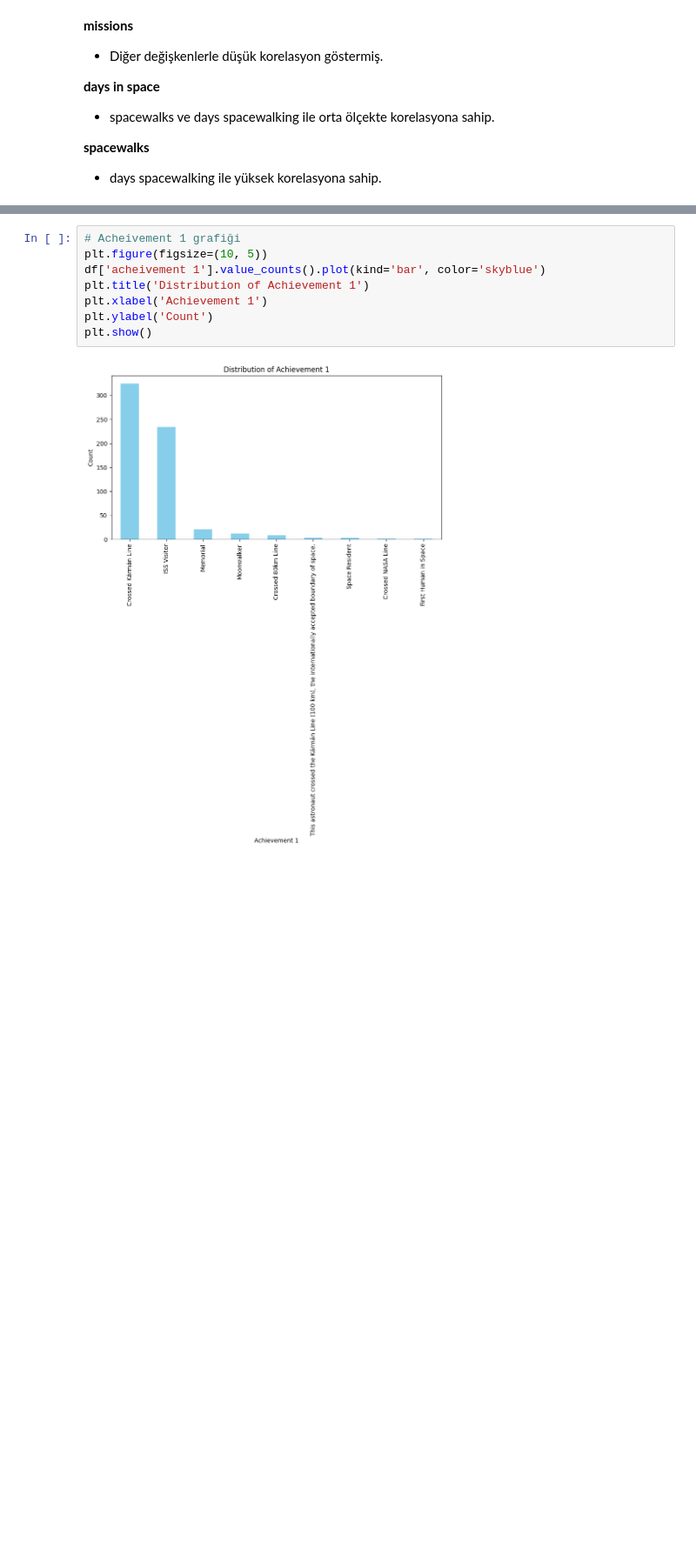
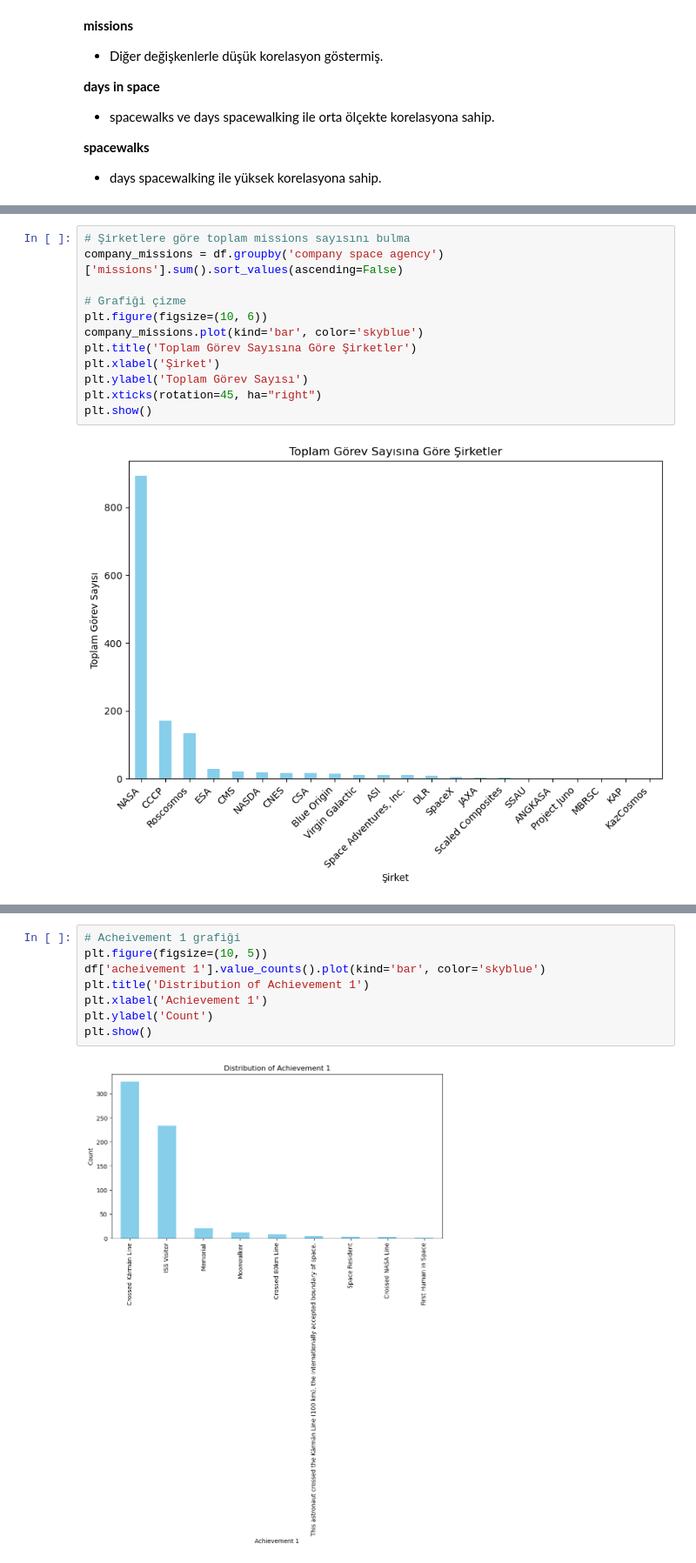
Before and after one commit to Betul02/Hi-Kod-Bitirme-Projesi, a Jupyter notebook: Astronauts.ipynb, the cells around one changed output, grey strips where cells are left out. Shown at 87% size. Saved outputs shown, nothing was run; the diff lists cells and outputs as text; blank space fills up the shorter version.

```diff
--- a/Astronauts.ipynb
+++ b/Astronauts.ipynb
@@ -924,0 +959,14 @@ Passing `palette` without assigning `hue` is deprecated and will be removed in v
+# %%
+# Şirketlere göre toplam missions sayısını bulma
+company_missions = df.groupby('company space agency')['missions'].sum().sort_values(ascending=False)
+
+# Grafiği çizme
+plt.figure(figsize=(10, 6))
+company_missions.plot(kind='bar', color='skyblue')
+plt.title('Toplam Görev Sayısına Göre Şirketler')
+plt.xlabel('Şirket')
+plt.ylabel('Toplam Görev Sayısı')
+plt.xticks(rotation=45, ha="right")
+plt.show()
+# %% [output]
+[figure, added]
```
Also changed, not shown: parts of 35 cells of this notebook.
